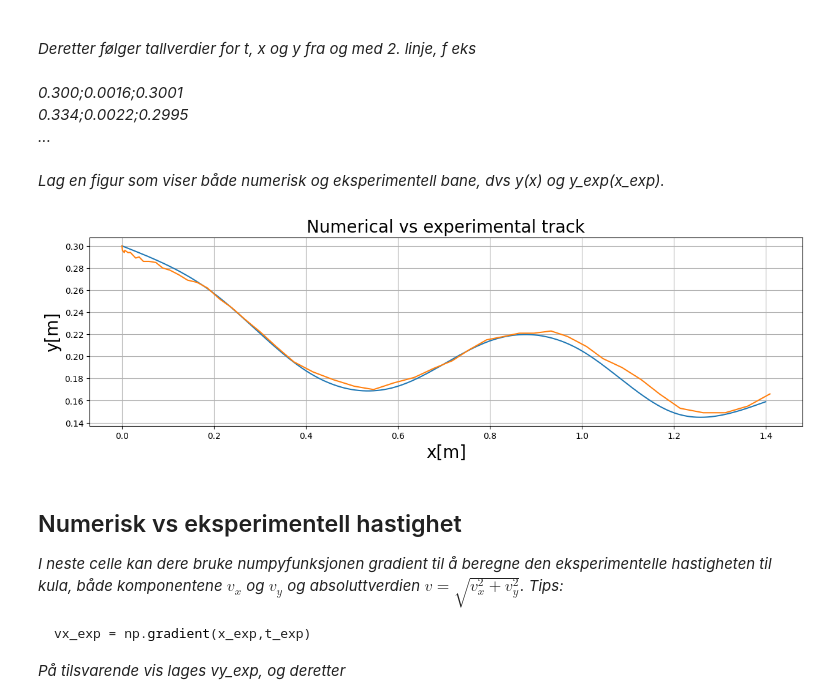
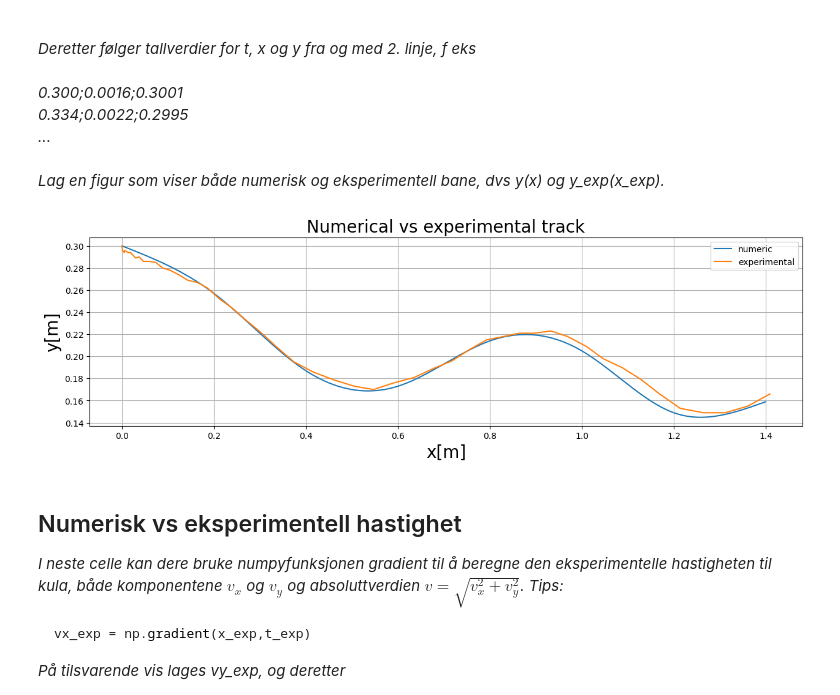
Before and after one commit to sondrp/lab, a Jupyter notebook: mal_V24.ipynb, the cells around one changed output. Drawn from its saved outputs; the diff is of its cells as text; code cells hidden in the pictures.

```diff
--- a/mal_V24.ipynb
+++ b/mal_V24.ipynb
@@ -190,14 +190,16 @@ $$f = \frac{2Mg\sin\beta}{7}$$
 *Skriv til slutt ut tallverdier for kulas rulletid (s), slutthastighet (m/s) og tilhørende total mekanisk energi (J).*
 # %%
 # Function to avoid repeating the same code for each graph plotted
-# Args are the values to plot against x. Can be many
-def plotter(title, xlabel, ylabel, x, *args):
+# Args are tuples of x values and y , with a label. There can be multiple tuples.
+def plotter(title, xlabel, ylabel, *args):
     plt.figure(figsize=(15,4))
-    for y in args:
-        plt.plot(x, y)
+    for x, y, label in args:
+        label = label if label else ''
+        plt.plot(x, y, label=label)
     plt.title(title, fontsize=20)
     plt.xlabel(xlabel, fontsize=20)
     plt.ylabel(ylabel, fontsize=20)
+    plt.legend()
     plt.grid()
     plt.show()
 
@@ -254,30 +256,29 @@ Epot = M*g*y
 # Ekin(x)
 Ekin = (1 + c)*M*np.power(v, 2) / 2
 
-# Add friction to this TODO
 # Etot(x)
 Etot = Ekin + Epot
 
 # Plot velocity v(x)
-plotter('Velocity vs. Position', '$x$ (m)', '$v(x)$ (m/s)', x, v)
+plotter('Velocity vs. Position', '$x$ (m)', '$v(x)$ (m/s)', (x, v, 'velocity'))
 
 # Plot normal force N(x) and f(x)
-plotter('Normal force & Friction vs. Position', '$x$ (m)', '(N)', x, N, f)
+plotter('Normal force & Friction vs. Position', '$x$ (m)', '(N)', (x, N, 'normal force'), (x, f, 'friction'))
 
 # Plot normal force N(x) and f(x)
-plotter('Normal force over Friction vs. Position', '$x$ (m)', '', x, f_N)
+plotter('Normal force over Friction vs. Position', '$x$ (m)', 'N/N', (x, f_N, 'f/N'))
 
 # Plot velocity against time
-plotter('Velocity vs time', '$time$ (t)', '$velocity$ (m/s)', t, v_t)
+plotter('Velocity vs time', '$time$ (t)', '$velocity$ (m/s)', (t, v_t, 'velocity'))
 
 # Potential energy Epot(x)
-plotter('Potential Energy vs. Position', '$x$ (m)', '$E_{\mathrm{pot}}(x)$ (J)', x, Epot)
+plotter('Potential Energy vs. Position', '$x$ (m)', '$E_{\mathrm{pot}}(x)$ (J)', (x, Epot, 'potential energy'))
 
 # Kinetic energy Ekin(x)
-plotter('Kinetic Energy vs. Position', '$x$ (m)', '$E_{\mathrm{kin}}(x)$ (J)', x, Ekin)
+plotter('Kinetic Energy vs. Position', '$x$ (m)', '$E_{\mathrm{kin}}(x)$ (J)', (x, Ekin, 'kinetic energy'))
 
 # Total mechanical energy Etot(x)
-plotter('Total Mechanical Energy vs. Position (ADD FRICTION TO THIS)', '$x$ (m)', '$E_{\mathrm{tot}}(x)$ (J)', x, Etot)
+plotter('Total Mechanical Energy vs. Position', '$x$ (m)', '$E_{\mathrm{tot}}(x)$ (J)',(x, Etot, 'total energy'))
 
 # Utskrift av rulletid, sluttfart, total mekanisk energi
 
@@ -326,53 +327,35 @@ Deretter følger tallverdier for t, x og y fra og med 2. linje, f eks <br><br>
 Lag en figur som viser både numerisk og eksperimentell bane, dvs y(x) og y_exp(x_exp).*
 # %%
 import pandas as pd
-
-# Function to avoid repeating the same code for each graph plotted
-# x_arrays is an array of domains and y_arrays is an array of values to plot against them.
-def comparison_plotter(title, xlabel, ylabel, x_arrays, y_arrays):
-    if len(x_arrays) != len(y_arrays):
-        raise Exception('must have same number of domains and values')
-
-    plt.figure(figsize=(15,4))
-    for i in range(len(x_arrays)):
-        plt.plot(x_arrays[i], y_arrays[i])
-    plt.title(title, fontsize=20)
-    plt.xlabel(xlabel, fontsize=20)
-    plt.ylabel(ylabel, fontsize=20)
-    plt.grid()
-    plt.show()
 
 #Innlesing av eksperimentelle verdier for t, x og y
 
 # We are using comma separated data.
 df = pd.read_csv('./data/data5.csv')
 
 t_exp = df['t'].values
 x_exp = df['x'].values
 y_exp = df['y'].values
 
 
 # Preprocess the data by shifting the values
 
 
 first_t = t_exp[0]
 t_exp -= first_t            # Ensure the t values start at t_0 = 0
 
 
 first_x = x_exp[0]
 x_exp -= first_x            # Ensure the x values start at x_0 = 0
 
 first_y = y_exp[0]
 y_exp += 0.3 - first_y      # Ensure the y values start at y_0 = 0.3
 
 
-
-
 #Plotting av numerisk og eksperimentell bane
-
-comparison_plotter('Numerical vs experimental track', 'x[m]', 'y[m]', [x, x_exp], [y, y_exp])
+plotter('Numerical vs experimental track', 'x[m]', 'y[m]', (x, y, 'numeric'), (x_exp, y_exp, 'experimental'))
 # %% [output]
-[figure, old version]
+[figure, new version]
 # %% [markdown]
 ## Numerisk vs eksperimentell hastighet
 
```
Also changed, not shown: parts of 5 cells of this notebook.
